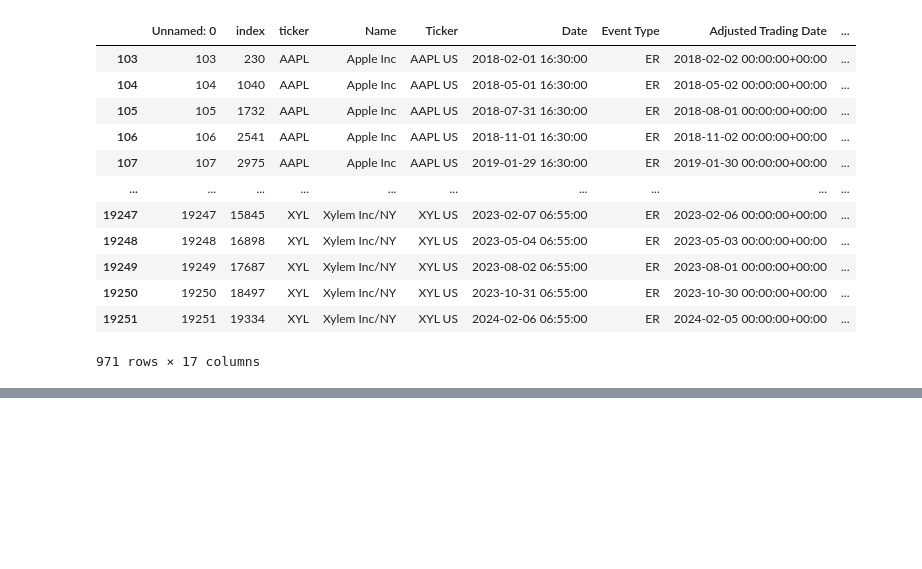
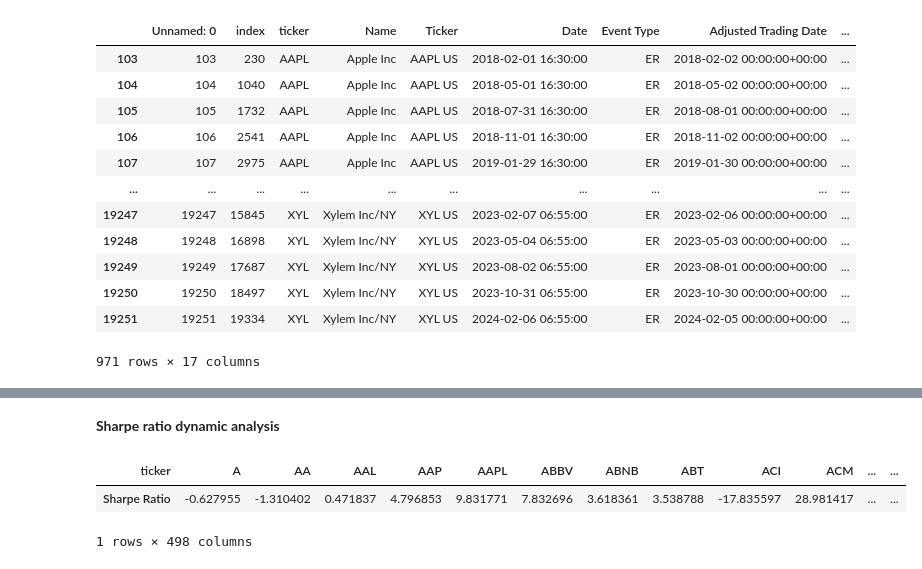
Before and after one commit to shreyjain-uchicago/ProjectLab_Spring-24_HullTactical, a Jupyter notebook: options_analysis sectors.ipynb, the cells around one changed output, grey strips where cells are left out. Cells and saved outputs as stored; diff of their text form; code cells hidden in the pictures; blank space fills up the shorter version.

```diff
--- a/options_analysis sectors.ipynb
+++ b/options_analysis sectors.ipynb
@@ -774,3 +770,14 @@ year_entry
 2023    -7.015307
 2024          NaN
 Name: straddle_pnl, dtype: float64
+# %% [markdown]
+**Sharpe ratio dynamic analysis**
+# %%
+strategy_sectors.set_index('Date', inplace=True)
+result_strategy_sectors = strategy_sectors.pivot_table(index='Date', columns='ticker', values='straddle_pnl', aggfunc='first')
+sharpe_strategy_sectors, correlation_strategy_sectors = calculate_statistics(result_strategy_sectors)
+display(sharpe_strategy_sectors.T)
+# %% [output]
+| ticker | A | AA | AAL | AAP | AAPL | ABBV | ABNB | ABT | ACI | ACM | ... | ... |
+| Sharpe Ratio | -0.627955 | -1.310402 | 0.471837 | 4.796853 | 9.831771 | 7.832696 | 3.618361 | 3.538788 | -17.835597 | 28.981417 | ... | ... |
+1 rows × 498 columns
```
Also changed, not shown: parts of 20 cells of this notebook.
